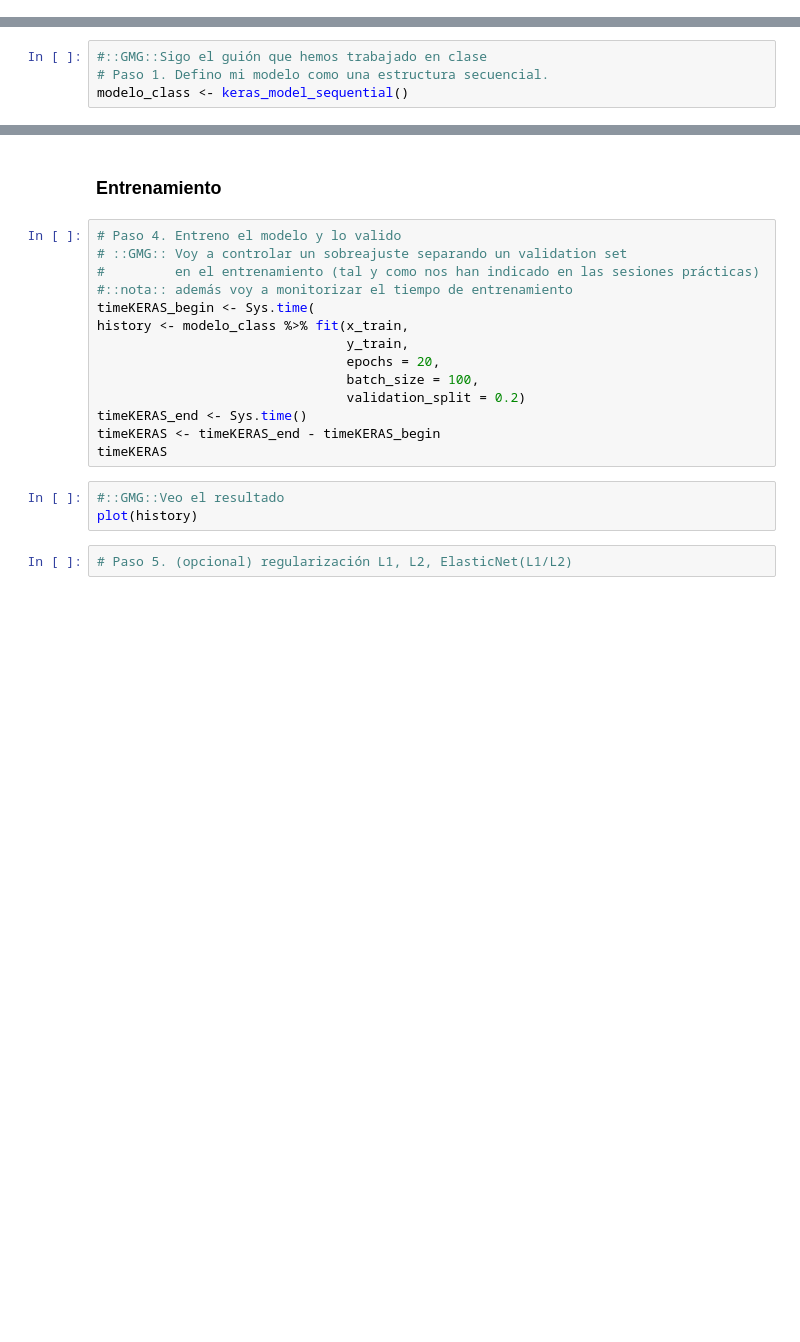
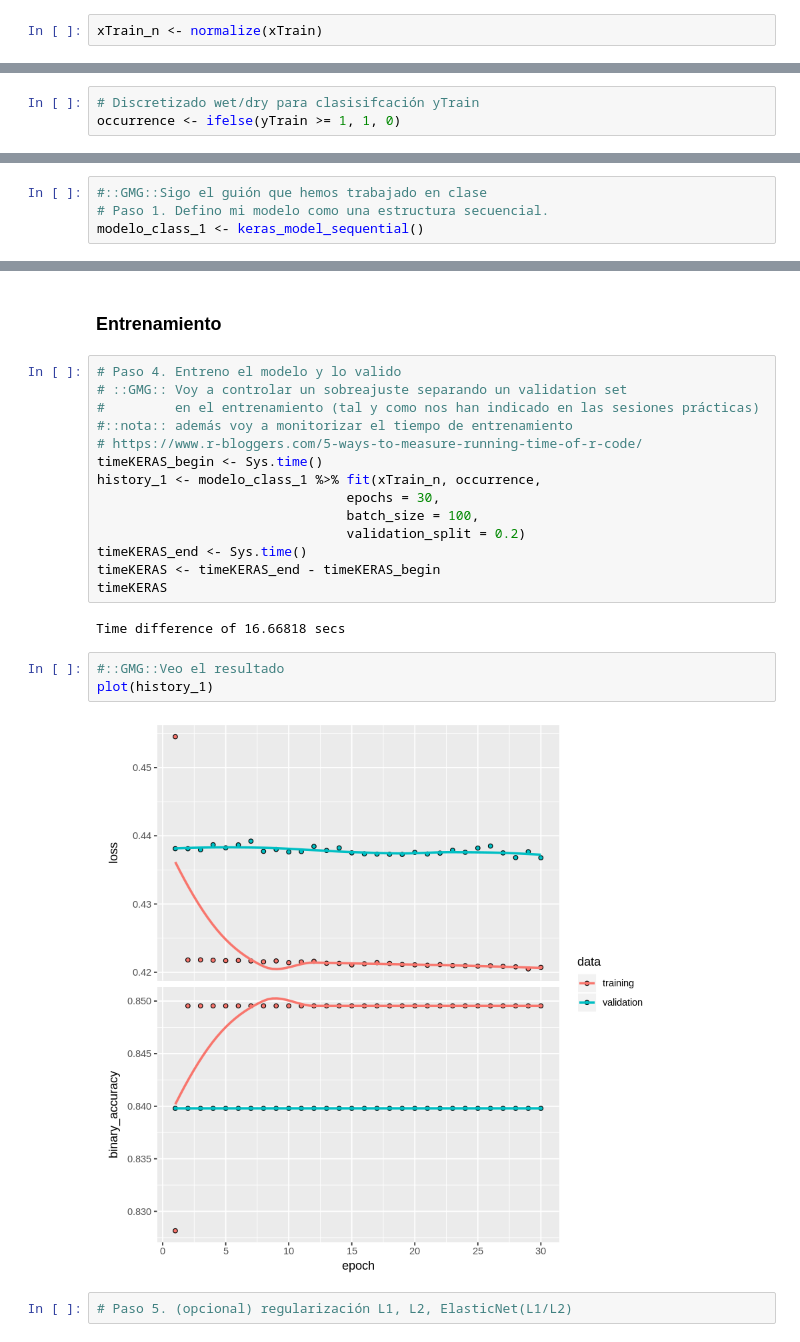
Before and after one commit to yerartdev/m1969-machine-learning-i, a Jupyter notebook: deliverable/tarea-02/m1969-tarea-2-keras-prediccion.ipynb, the cells around one changed output, grey strips where cells are left out. Drawn from its saved outputs; the diff is of its cells as text; blank space fills up the shorter version.

```diff
--- a/deliverable/tarea-02/m1969-tarea-2-keras-prediccion.ipynb
+++ b/deliverable/tarea-02/m1969-tarea-2-keras-prediccion.ipynb
@@ -108,0 +145,2 @@ library(keras)
+# %%
+xTrain_n <- normalize(xTrain)
@@ -108,0 +149,3 @@ library(keras)
+# %%
+# Discretizado wet/dry para clasisifcación yTrain
+occurrence <- ifelse(yTrain >= 1, 1, 0)
@@ -113,7 +183,7 @@ library(keras)
 # %%
 #::GMG::Sigo el guión que hemos trabajado en clase
 # Paso 1. Defino mi modelo como una estructura secuencial.
-modelo_class <- keras_model_sequential()
+modelo_class_1 <- keras_model_sequential()
 # %%
 #::GMG::Comienzo con una red "simple" con una capa oculta de 10 neuronas
 # Paso 2. Defino la topología de la red neuronal
@@ -156,18 +237,22 @@ modelo_class %>% compile(
 # ::GMG:: Voy a controlar un sobreajuste separando un validation set
 #         en el entrenamiento (tal y como nos han indicado en las sesiones prácticas)
 #::nota:: además voy a monitorizar el tiempo de entrenamiento
-timeKERAS_begin <- Sys.time(
-history <- modelo_class %>% fit(x_train,
-                                y_train,
-                                epochs = 20,
+# https://www.r-bloggers.com/5-ways-to-measure-running-time-of-r-code/
+timeKERAS_begin <- Sys.time()
+history_1 <- modelo_class_1 %>% fit(xTrain_n, occurrence,
+                                epochs = 30,
                                 batch_size = 100,
                                 validation_split = 0.2)
 timeKERAS_end <- Sys.time()
 timeKERAS <- timeKERAS_end - timeKERAS_begin
 timeKERAS
+# %% [output]
+Time difference of 16.66818 secs
 # %%
 #::GMG::Veo el resultado
-plot(history)
+plot(history_1)
+# %% [output]
+[figure, added]
 # %%
 # Paso 5. (opcional) regularización L1, L2, ElasticNet(L1/L2)
 # %%
```
Also changed, not shown: parts of 19 cells of this notebook.
